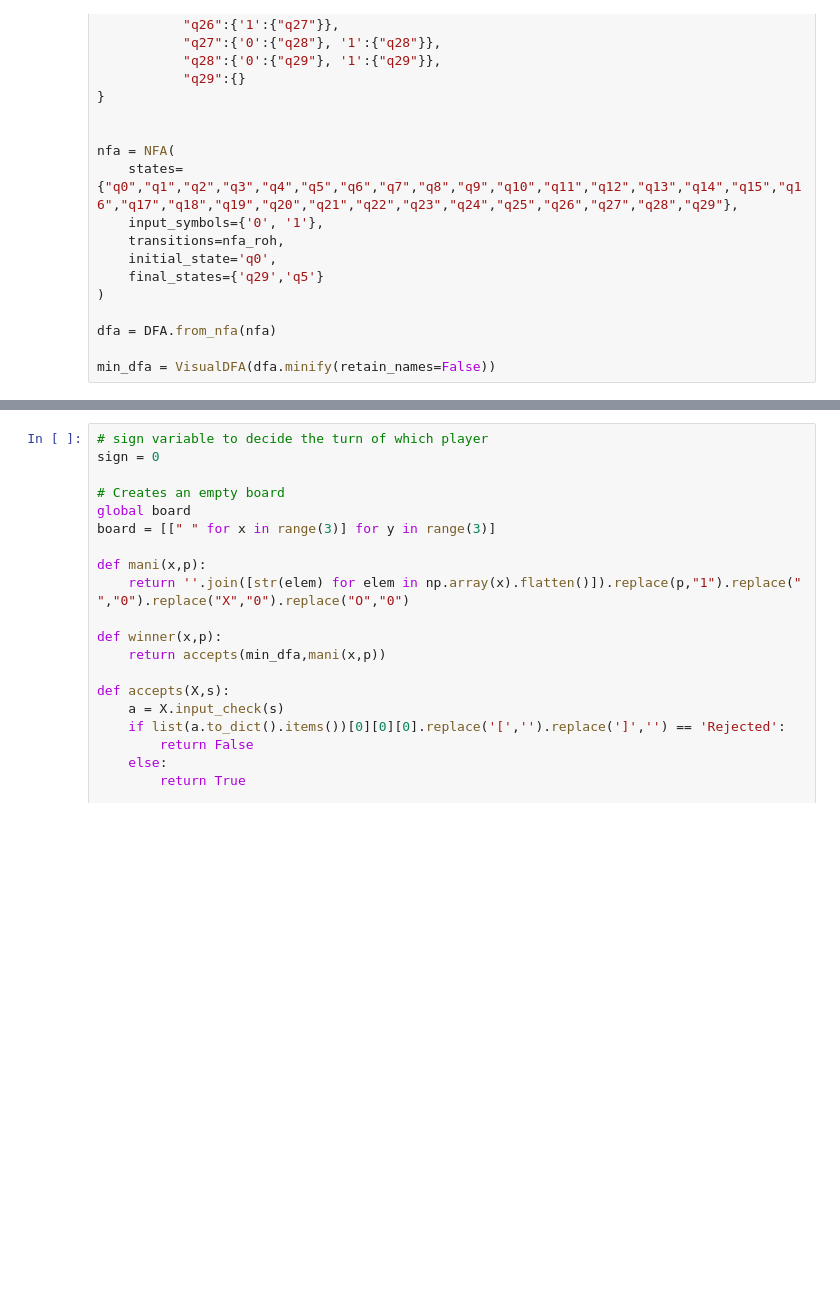
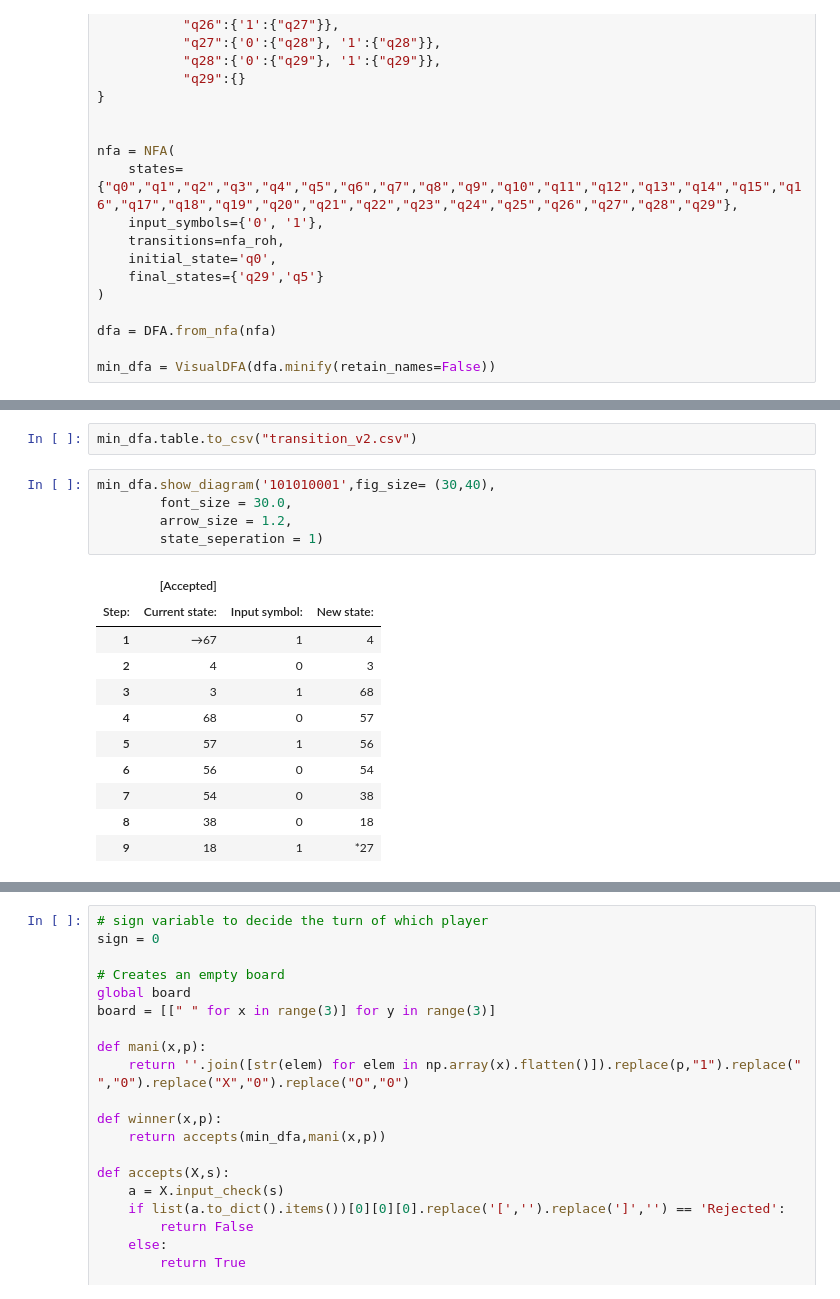
Before and after one commit to Rohith-2/TicTacToe-DFA, a Jupyter notebook: notebooks/TicTacToe-DFA.ipynb, the cells around one changed output, grey strips where cells are left out. Drawn from its saved outputs; the diff is of its cells as text; blank space fills up the shorter version.

Commit message:
Change in transition

```diff
--- a/notebooks/TicTacToe-DFA.ipynb
+++ b/notebooks/TicTacToe-DFA.ipynb
@@ -63,0 +87,19 @@ VisualNFA(nfa).show_diagram(filename='NFA',fig_size=(12,12))
+# %%
+min_dfa.table.to_csv("transition_v2.csv")
+# %%
+min_dfa.show_diagram('101010001',fig_size= (30,40),
+        font_size = 30.0,
+        arrow_size = 1.2,
+        state_seperation = 1)
+# %% [output]
+|  | [Accepted] |  |  |
+| Step: | Current state: | Input symbol: | New state: |
+| 1 | →67 | 1 | 4 |
+| 2 | 4 | 0 | 3 |
+| 3 | 3 | 1 | 68 |
+| 4 | 68 | 0 | 57 |
+| 5 | 57 | 1 | 56 |
+| 6 | 56 | 0 | 54 |
+| 7 | 54 | 0 | 38 |
+| 8 | 38 | 0 | 18 |
+| 9 | 18 | 1 | *27 |
```
Also changed, not shown: parts of 4 cells of this notebook, 2 other files.
